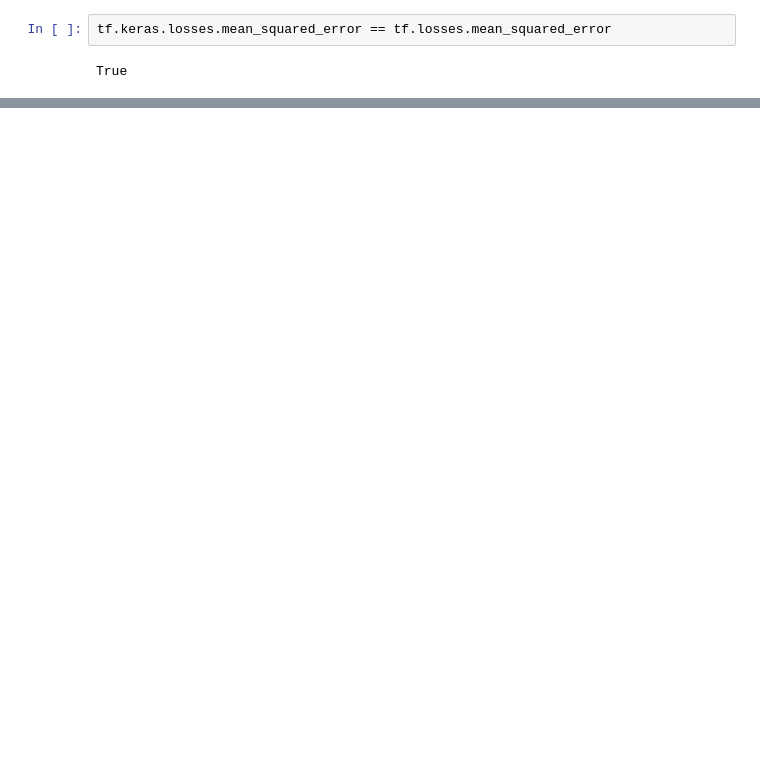
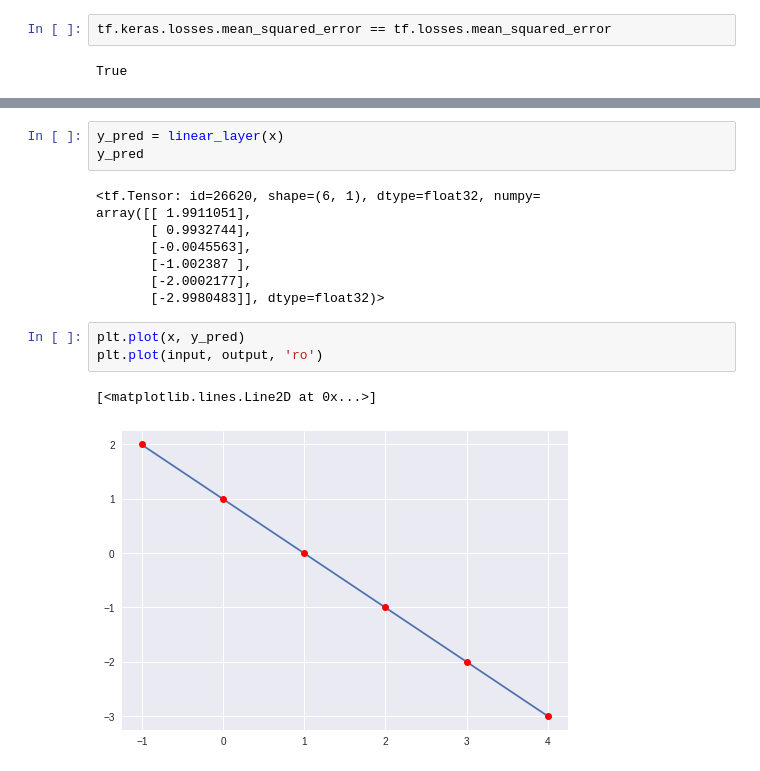
Before and after one commit to DJCordhose/deep-learning-crash-course-notebooks, a Jupyter notebook: tf-v2/tf-low-level.ipynb, the cells around one changed output, grey strips where cells are left out. Cells and saved outputs as stored; diff of their text form; blank space fills up the shorter version.

```diff
--- a/tf-v2/tf-low-level.ipynb
+++ b/tf-v2/tf-low-level.ipynb
@@ -147,0 +206,17 @@ True
+# %%
+y_pred = linear_layer(x)
+y_pred
+# %% [output]
+<tf.Tensor: id=26620, shape=(6, 1), dtype=float32, numpy=
+array([[ 1.9911051],
+       [ 0.9932744],
+       [-0.0045563],
+       [-1.002387 ],
+       [-2.0002177],
+       [-2.9980483]], dtype=float32)>
+# %%
+plt.plot(x, y_pred)
+plt.plot(input, output, 'ro')
+# %% [output]
+[<matplotlib.lines.Line2D at 0x...>]
+[figure, added]
```
Also changed, not shown: parts of 12 cells of this notebook.
